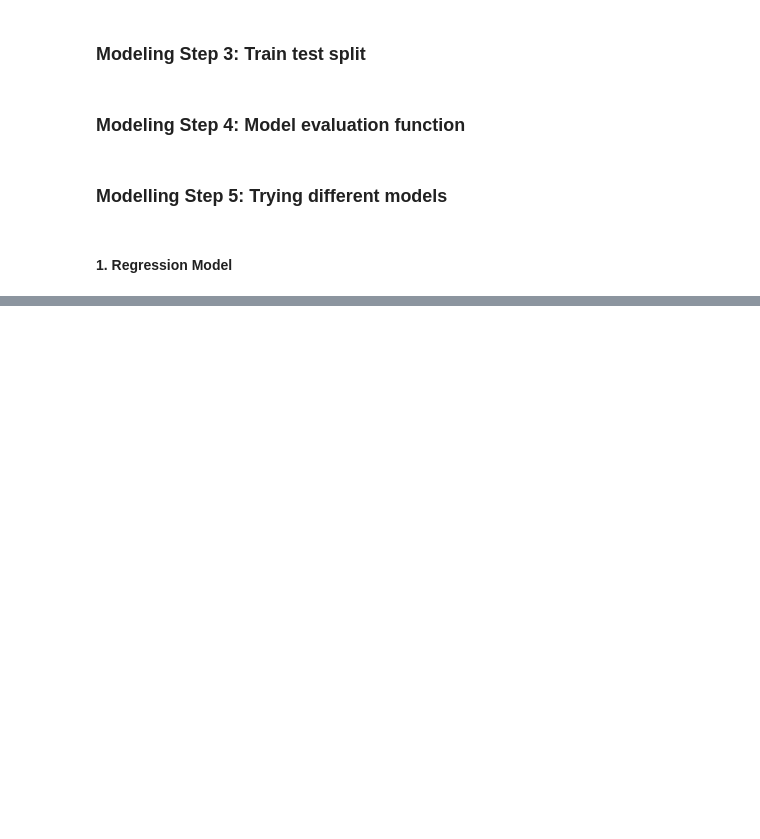
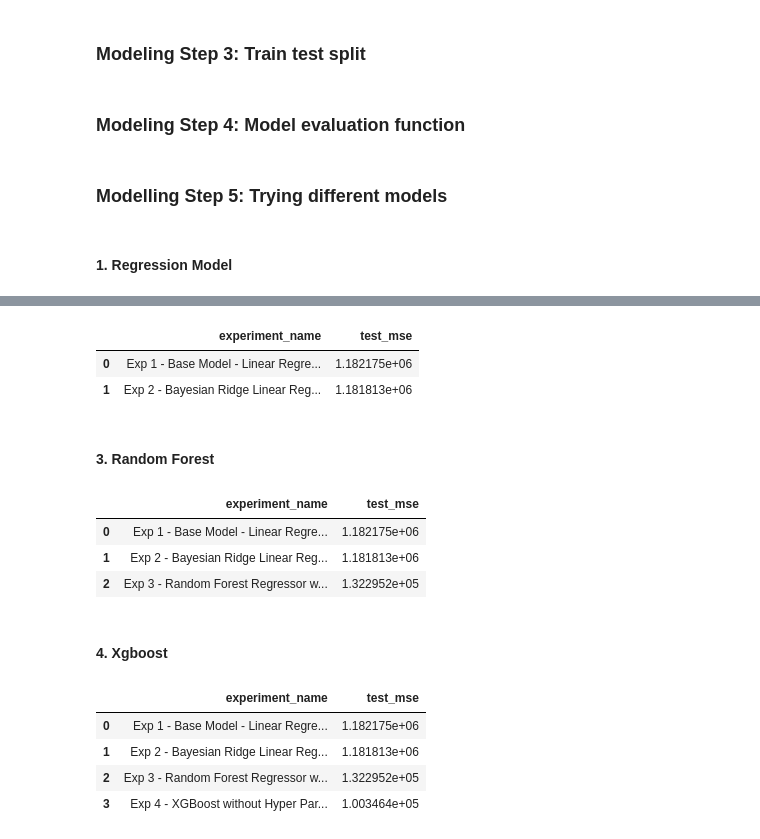
Before and after one commit to vishawjeetd/Traffic-Volume-Predictor, a Jupyter notebook: src/traffic-volume-prediction.ipynb, the cells around one changed output, grey strips where cells are left out. Saved outputs shown, nothing was run; the diff lists cells and outputs as text; code cells hidden in the pictures; blank space fills up the shorter version.

```diff
--- a/src/traffic-volume-prediction.ipynb
+++ b/src/traffic-volume-prediction.ipynb
@@ -712,10 +781,9 @@ X_train, X_test, y_train, y_test = train_test_split(X, y, test_size=0.2, random_
 from sklearn.metrics import mean_squared_error
 
 ## below variable will store performance of all the feature selection methods
-experiment_tracker=pd.DataFrame(columns=['experiment_name', 'test_mse','dummy_mse'])
+experiment_tracker=pd.DataFrame(columns=['experiment_name', 'test_mse'])
 
 def evaluate_model(experiment_name, model, X_test, y_test):
-    global dummy_test_data,feature_store,target_variable
 
     # Make predictions on the test data
     y_pred = model.predict(X_test)
@@ -723,16 +791,8 @@ def evaluate_model(experiment_name, model, X_test, y_test):
     # Calculate mean squared error
     test_mse = mean_squared_error(y_test, y_pred)
 
-    # Evaluate on Dummy test data
-    dummy_y_pred = model.predict(dummy_test_data[feature_store])
-
-
-    # Calculate mean squared error
-    dummy_mse = mean_squared_error(dummy_y_pred, dummy_test_data[target_variable])
-
     experiment_results=pd.DataFrame({'experiment_name':[experiment_name],
-                                     'test_mse':[test_mse],
-                                      'dummy_mse':[dummy_mse]})
+                                     'test_mse':[test_mse]})
 
     return experiment_results
 # %% [markdown]
@@ -1327,0 +822,66 @@ experiment_tracker
+# %%
+from sklearn.linear_model import BayesianRidge
+
+# Training Model
+BR_model = BayesianRidge()
+BR_model.fit(X_train, y_train)
+
+# evaluating model
+exp_result=evaluate_model("Exp 2 - Bayesian Ridge Linear Regression",
+                                    BR_model,
+                                    X_test, y_test) # conducting experiment
+
+# tracking experiment
+experiment_tracker= pd.concat([experiment_tracker, exp_result], ignore_index=True)
+experiment_tracker
+# %% [output]
+|  | experiment_name | test_mse |
+| 0 | Exp 1 - Base Model - Linear Regre... | 1.182175e+06 |
+| 1 | Exp 2 - Bayesian Ridge Linear Reg... | 1.181813e+06 |
+# %% [markdown]
+#### 3. Random Forest
+# %%
+from sklearn.ensemble import RandomForestRegressor
+
+# Initiating model
+random_forest_model_v2 =  RandomForestRegressor(n_estimators=100, random_state=42)
+random_forest_model_v2.fit(X_train, y_train)
+
+
+# evaluating model
+exp_result=evaluate_model("Exp 3 - Random Forest Regressor without Hyper Parameter Tuning",
+                                    random_forest_model_v2,
+                                    X_test, y_test) # conducting experiment
+
+# tracking experiment
+experiment_tracker= pd.concat([experiment_tracker, exp_result], ignore_index=True)
+experiment_tracker
+# %% [output]
+|  | experiment_name | test_mse |
+| 0 | Exp 1 - Base Model - Linear Regre... | 1.182175e+06 |
+| 1 | Exp 2 - Bayesian Ridge Linear Reg... | 1.181813e+06 |
+| 2 | Exp 3 - Random Forest Regressor w... | 1.322952e+05 |
+# %% [markdown]
+#### 4. Xgboost
+# %%
+import xgboost as xgb
+
+# Create an XGBoost regressor
+xgb_model = xgb.XGBRegressor(objective='reg:squarederror', n_estimators=100, random_state=42)
+
+# Train the model
+xgb_model.fit(X_train, y_train)
+
+exp_result=evaluate_model("Exp 4 - XGBoost without Hyper Parameter Tuning",
+                                    xgb_model,
+                                    X_test, y_test) # conducting experiment
+
+# tracking experiment
+experiment_tracker= pd.concat([experiment_tracker, exp_result], ignore_index=True)
+experiment_tracker
+# %% [output]
+|  | experiment_name | test_mse |
+| 0 | Exp 1 - Base Model - Linear Regre... | 1.182175e+06 |
+| 1 | Exp 2 - Bayesian Ridge Linear Reg... | 1.181813e+06 |
+| 2 | Exp 3 - Random Forest Regressor w... | 1.322952e+05 |
+| 3 | Exp 4 - XGBoost without Hyper Par... | 1.003464e+05 |
```
Also changed, not shown: parts of 64 cells of this notebook, 5 other files.
